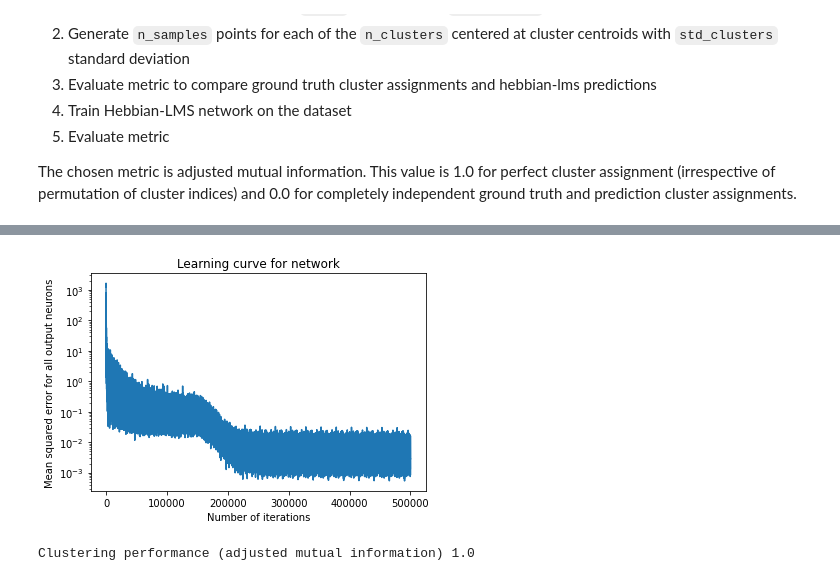
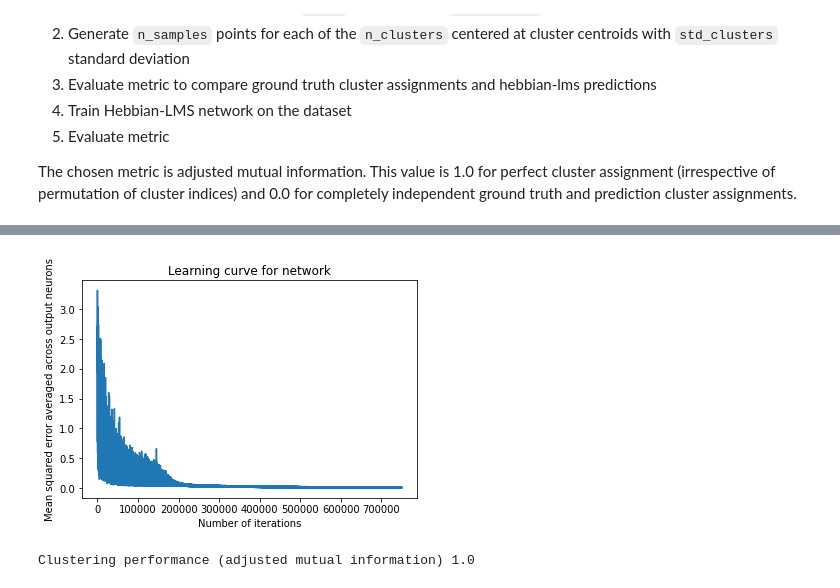
Before and after one commit to Abhipray/hebbian_lms, a Jupyter notebook: clustering_experiment.ipynb, the cells around one changed output, grey strips where cells are left out. Saved outputs shown, nothing was run; the diff lists cells and outputs as text; code cells hidden in the pictures.

```diff
--- a/clustering_experiment.ipynb
+++ b/clustering_experiment.ipynb
@@ -26,8 +26,8 @@ random_state = 42
 
 np.random.seed(random_state)
 
-n_epochs = 20 # Number of epochs to train
-n_epochs_save = 20 # Number of epochs to save training error for
+n_epochs = 30 # Number of epochs to train
+n_epochs_save = 30 # Number of epochs to save training error for
 # %%
 # Generate centers with std_centers
 centers, y = make_blobs(n_samples=25, centers=np.zeros((1,n_dim)), n_features=n_dim, cluster_std=std_centers,
@@ -37,7 +37,7 @@ X, y = make_blobs(n_samples=n_samples, centers=centers, n_features=n_dim, cluste
                    random_state=random_state)
 # %%
 # Create hebbian lms network
-hlms = HebbLMSNet(input_size=n_dim, layer_sizes=[16], excitatory_ratio=-1, percent=False, gamma=0.5, mu=0.0001)
+hlms = HebbLMSNet(input_size=n_dim, layer_sizes=[50,50,50], excitatory_ratio=-1, percent=False, gamma=0.5, mu=0.0001)
 # %%
 # Make predictions and evaluate metric
 y_hat = hlms.predict(X)
@@ -48,6 +48,7 @@ Clustering performance (adjusted mutual information) 0.8451443321730974
 # %%
 # Train network
 errors = np.zeros((n_samples*n_epochs_save,))
+epoch_errors = []
 for n in range(n_epochs):
     _, _, error = hlms.fit(X)
     mse = np.mean(error**2, axis=1)
@@ -56,5 +57,5 @@ for n in range(n_epochs):
         errors[n*n_samples:n_samples*(n+1)] = mse
     epoch_mse = np.mean(mse)
     print(f"Epoch {n} mse: {epoch_mse}")
-    prev_error = epoch_mse
+    epoch_errors.append(epoch_mse)
 # %% [output]
@@ -81,10 +86,10 @@ Epoch 19 mse: 0.00511551343040805
 # %%
-plt.semilogy(errors);
+plt.plot(errors);
 plt.title('Learning curve for network');
 plt.xlabel('Number of iterations');
-plt.ylabel('Mean squared error for all output neurons');
+plt.ylabel('Mean squared error averaged across output neurons');
 # %% [output]
-[figure, old version]
+[figure, new version]
 # %%
 # Make predictions and evaluate metric
 y_hat = hlms.predict(X)
```
Also changed, not shown: parts of 3 cells of this notebook.
